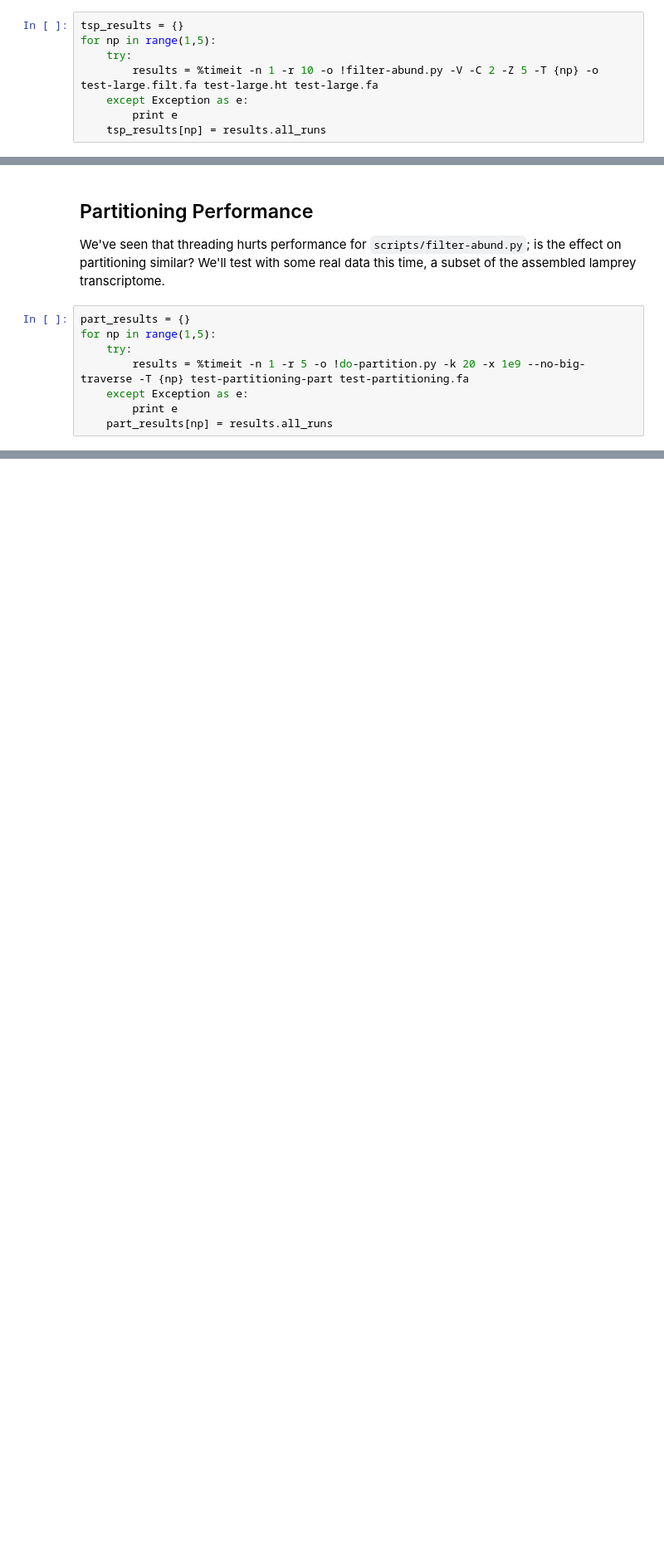
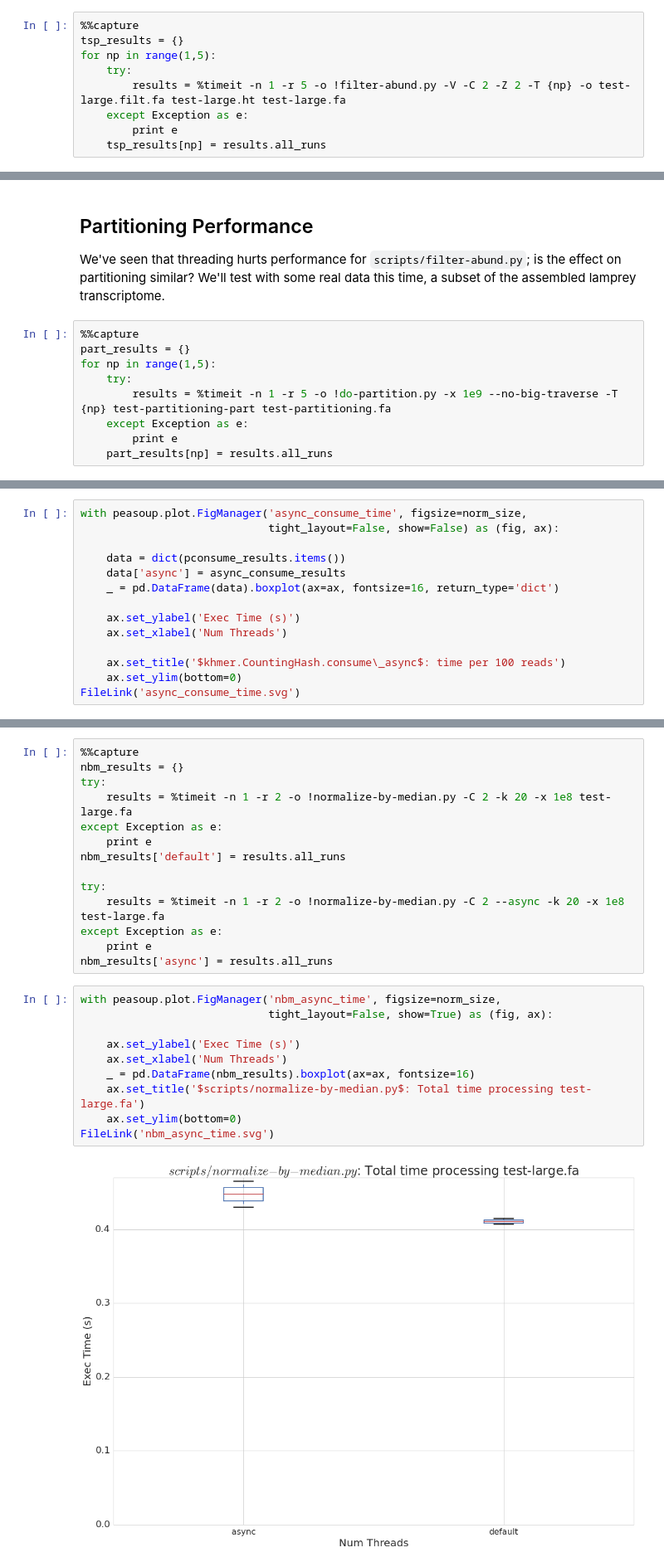
Before and after one commit to camillescott/fs2014-cse891, a Jupyter notebook: final/metrics/khmer_parallel_metrics.ipynb, the cells around one changed output, grey strips where cells are left out. Shown at 83% size. Cells and saved outputs as stored; diff of their text form; blank space fills up the shorter version.

Commit message:
Add test, new imgs

```diff
--- a/final/metrics/khmer_parallel_metrics.ipynb
+++ b/final/metrics/khmer_parallel_metrics.ipynb
@@ -256,8 +211,9 @@ wrote to: test-large.ht.info
 # %%
+%%capture
 tsp_results = {}
 for np in range(1,5):
     try:
-        results = %timeit -n 1 -r 10 -o !filter-abund.py -V -C 2 -Z 5 -T {np} -o test-large.filt.fa test-large.ht test-large.fa
+        results = %timeit -n 1 -r 5 -o !filter-abund.py -V -C 2 -Z 2 -T {np} -o test-large.filt.fa test-large.ht test-large.fa
     except Exception as e:
         print e
     tsp_results[np] = results.all_runs
@@ -301,10 +239,11 @@ FileLink('tsp_threaded_time.svg')
 
 We've seen that threading hurts performance for `scripts/filter-abund.py`; is the effect on partitioning similar? We'll test with some real data this time, a subset of the assembled lamprey transcriptome.
 # %%
+%%capture
 part_results = {}
 for np in range(1,5):
     try:
-        results = %timeit -n 1 -r 5 -o !do-partition.py -k 20 -x 1e9 --no-big-traverse -T {np} test-partitioning-part test-partitioning.fa
+        results = %timeit -n 1 -r 5 -o !do-partition.py -x 1e9 --no-big-traverse -T {np} test-partitioning-part test-partitioning.fa
     except Exception as e:
         print e
     part_results[np] = results.all_runs
@@ -336,0 +361,14 @@ part_results
+# %%
+with peasoup.plot.FigManager('async_consume_time', figsize=norm_size,
+                             tight_layout=False, show=False) as (fig, ax):
+
+    data = dict(pconsume_results.items())
+    data['async'] = async_consume_results
+    _ = pd.DataFrame(data).boxplot(ax=ax, fontsize=16, return_type='dict')
+
+    ax.set_ylabel('Exec Time (s)')
+    ax.set_xlabel('Num Threads')
+
+    ax.set_title('$khmer.CountingHash.consume\_async$: time per 100 reads')
+    ax.set_ylim(bottom=0)
+FileLink('async_consume_time.svg')
@@ -336,0 +383,26 @@ part_results
+# %%
+%%capture
+nbm_results = {}
+try:
+    results = %timeit -n 1 -r 2 -o !normalize-by-median.py -C 2 -k 20 -x 1e8 test-large.fa
+except Exception as e:
+    print e
+nbm_results['default'] = results.all_runs
+
+try:
+    results = %timeit -n 1 -r 2 -o !normalize-by-median.py -C 2 --async -k 20 -x 1e8 test-large.fa
+except Exception as e:
+    print e
+nbm_results['async'] = results.all_runs
+# %%
+with peasoup.plot.FigManager('nbm_async_time', figsize=norm_size,
+                             tight_layout=False, show=True) as (fig, ax):
+
+    ax.set_ylabel('Exec Time (s)')
+    ax.set_xlabel('Num Threads')
+    _ = pd.DataFrame(nbm_results).boxplot(ax=ax, fontsize=16)
+    ax.set_title('$scripts/normalize-by-median.py$: Total time processing test-large.fa')
+    ax.set_ylim(bottom=0)
+FileLink('nbm_async_time.svg')
+# %% [output]
+[figure, added]
```
Also changed, not shown: parts of 28 cells of this notebook, 11 other files.
